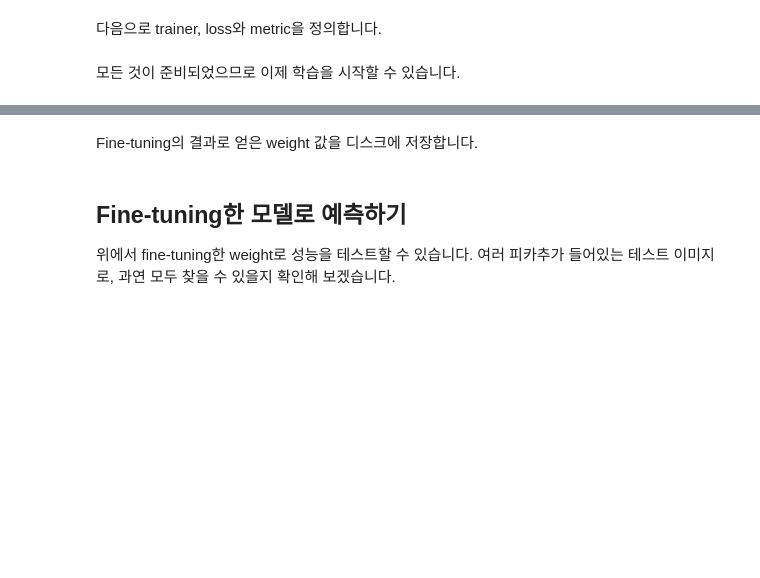
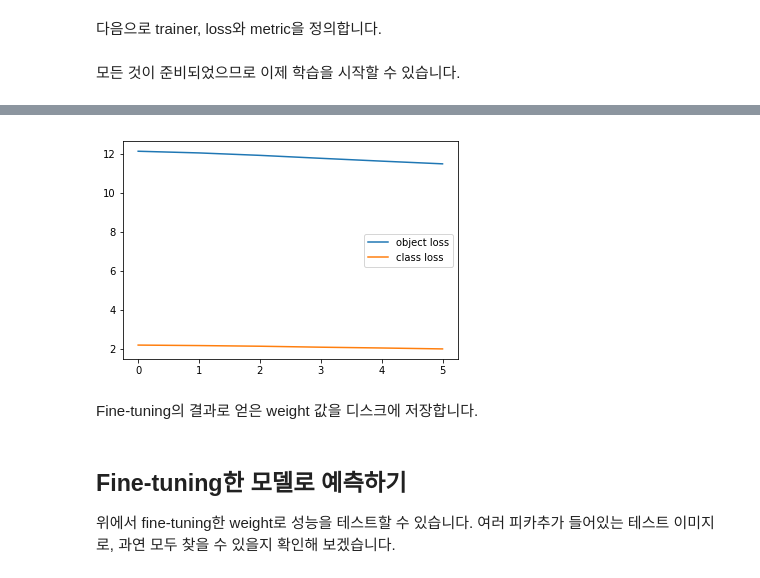
Before and after one commit to jamiekang/gluoncv-hol, a Jupyter notebook: lab2-gluoncv/gluoncv-lab2.3-transfer-learning-yolov3.ipynb, the cells around one changed output, grey strips where cells are left out. Drawn from its saved outputs; the diff is of its cells as text; code cells hidden in the pictures; blank space fills up the shorter version.

```diff
--- a/lab2-gluoncv/gluoncv-lab2.3-transfer-learning-yolov3.ipynb
+++ b/lab2-gluoncv/gluoncv-lab2.3-transfer-learning-yolov3.ipynb
@@ -98,17 +97,18 @@ def get_dataloader(net, train_dataset, val_dataset, data_shape, batch_size, num_
     width, height = data_shape, data_shape
 
     batchify_fn = Tuple(*([Stack() for _ in range(6)] + [Pad(axis=0, pad_val=-1) for _ in range(1)]))  # stack image, all targets generated
-#    print('no random shape loader config.')
+
     train_loader = gluon.data.DataLoader(
         train_dataset.transform(YOLO3DefaultTrainTransform(width, height, net, mixup=None)),
         batch_size, True, batchify_fn=batchify_fn, last_batch='rollover', num_workers=num_workers)
+
     val_batchify_fn = Tuple(Stack(), Pad(pad_val=-1))
+
     val_loader = gluon.data.DataLoader(
         val_dataset.transform(YOLO3DefaultValTransform(width, height)),
         batch_size, False, batchify_fn=val_batchify_fn, last_batch='keep', num_workers=num_workers)
 
     return train_loader, val_loader
 
-train_data, val_data = get_dataloader(
-    net, train_dataset, val_dataset, data_shape, batch_size, num_workers)
+train_data, val_data = get_dataloader(net, train_dataset, val_dataset, data_shape, batch_size, num_workers)
 # %% [output]
@@ -157,8 +157,14 @@ cls_metrics = mx.metric.Loss('ClassLoss')
 # %% [markdown]
 모든 것이 준비되었으므로 이제 학습을 시작할 수 있습니다.
 # %%
-epochs = 100
-best_map = [0]
+epochs = 10
+best_map =[0]
+
+obj_loss_list = []
+boxcenter_loss_list = []
+boxscale_loss_list = []
+classloss_list = []
+
 for epoch in range(0, epochs):
     tic = time.time()
     btic = time.time()
@@ -167,15 +173,18 @@ for epoch in range(0, epochs):
 
     for i, batch in enumerate(train_data):
         batch_size = batch[0].shape[0]
+
         data = gluon.utils.split_and_load(batch[0], ctx_list=ctx, batch_axis=0)
         # objectness, center_targets, scale_targets, weights, class_targets
         fixed_targets = [gluon.utils.split_and_load(batch[it], ctx_list=ctx, batch_axis=0) for it in range(1, 6)]
         gt_boxes = gluon.utils.split_and_load(batch[6], ctx_list=ctx, batch_axis=0)
+
         sum_losses = []
         obj_losses = []
         center_losses = []
         scale_losses = []
         cls_losses = []
+
         with autograd.record():
             for ix, x in enumerate(data):
                 obj_loss, center_loss, scale_loss, cls_loss = net(x, gt_boxes[ix], *[ft[ix] for ft in fixed_targets])
@@ -186,10 +195,12 @@ for epoch in range(0, epochs):
                 cls_losses.append(cls_loss)
             autograd.backward(sum_losses)
         trainer.step(batch_size)
+
         obj_metrics.update(0, obj_losses)
         center_metrics.update(0, center_losses)
         scale_metrics.update(0, scale_losses)
         cls_metrics.update(0, cls_losses)
+
         if i % 100 == 0:
             name1, loss1 = obj_metrics.get()
             name2, loss2 = center_metrics.get()
@@ -203,6 +214,12 @@ for epoch in range(0, epochs):
     name2, loss2 = center_metrics.get()
     name3, loss3 = scale_metrics.get()
     name4, loss4 = cls_metrics.get()
+
+    obj_loss_list.append(loss1)
+    boxcenter_loss_list.append(loss2)
+    boxscale_loss_list.append(loss3)
+    classloss_list.append(loss4)
+
     print('[Epoch {}] Training cost: {:.3f}, {}={:.3f}, {}={:.3f}, {}={:.3f}, {}={:.3f}'.format(
         epoch, (time.time()-tic), name1, loss1, name2, loss2, name3, loss3, name4, loss4))
 # %% [output]
@@ -227,3 +248,10 @@ KeyboardInterrupt:
+# %%
+plt.plot(obj_loss_list, label='object loss')
+plt.plot(classloss_list, label='class loss')
+plt.legend()
+plt.show()
+# %% [output]
+[figure, added]
 # %% [markdown]
 Fine-tuning의 결과로 얻은 weight 값을 디스크에 저장합니다.
 # %%
```
Also changed, not shown: parts of 4 cells of this notebook.
